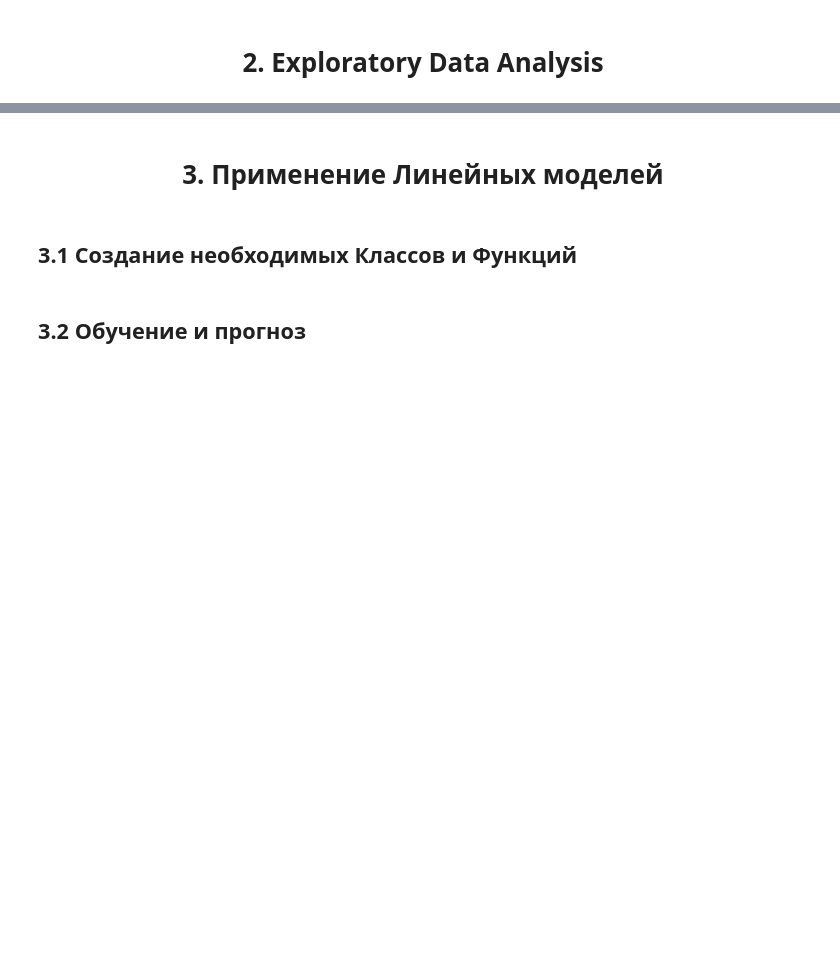
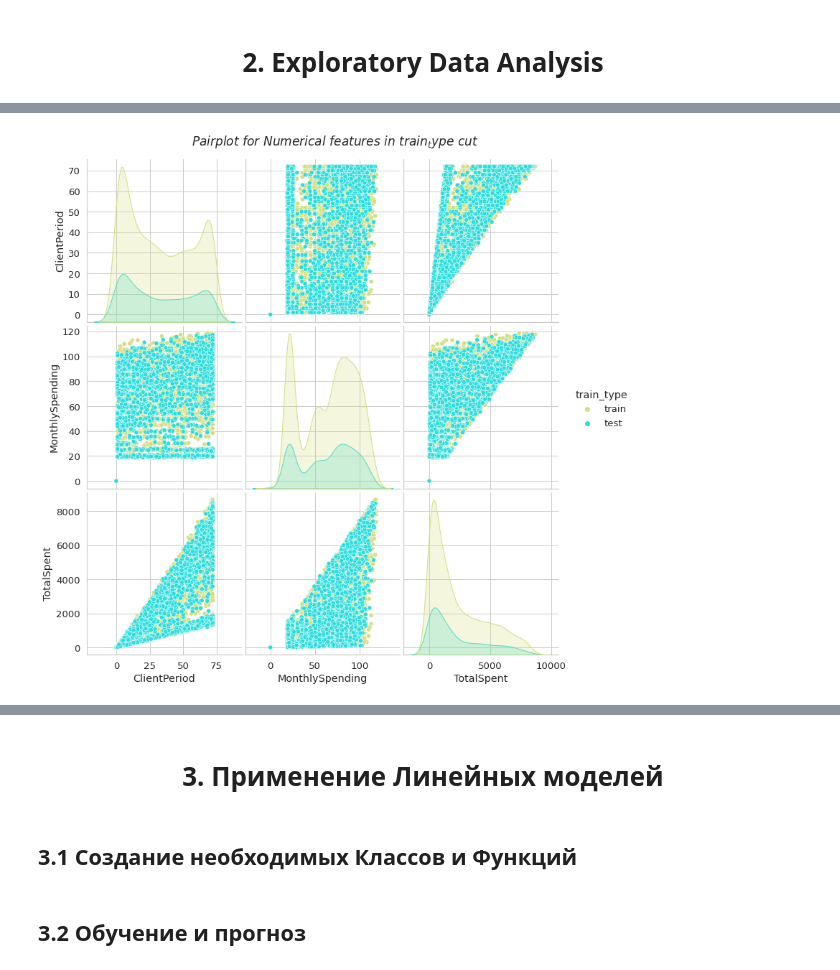
Before and after one commit to EuMentality/competitions, a Jupyter notebook: churn_telecom_prediction/EDA.ipynb, the cells around one changed output, grey strips where cells are left out. Saved outputs shown, nothing was run; the diff lists cells and outputs as text; code cells hidden in the pictures; blank space fills up the shorter version.

```diff
--- a/churn_telecom_prediction/EDA.ipynb
+++ b/churn_telecom_prediction/EDA.ipynb
@@ -383,0 +330,6 @@ sns.scatterplot(x='tsne_1', y='tsne_2', hue='Label', palette = 'deep', data=tsne
+# %%
+ax_2 = sns.pairplot(data[num_cols + ['train_type']], hue = 'train_type', palette ='rainbow_r', height = 3.5)
+ax_2.fig.suptitle(r'$Pairplot\ for\ Numerical\ features\ in\ train_type\ cut$', y=1.03, fontsize=17)
+plt.show()
+# %% [output]
+[figure, added]
```
Also changed, not shown: parts of 101 cells of this notebook.
